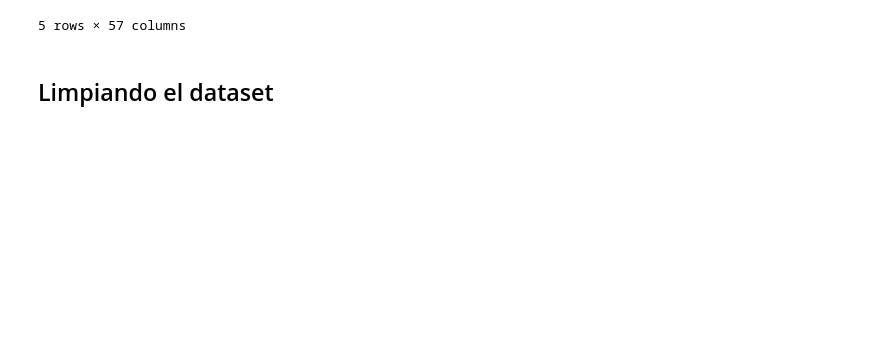
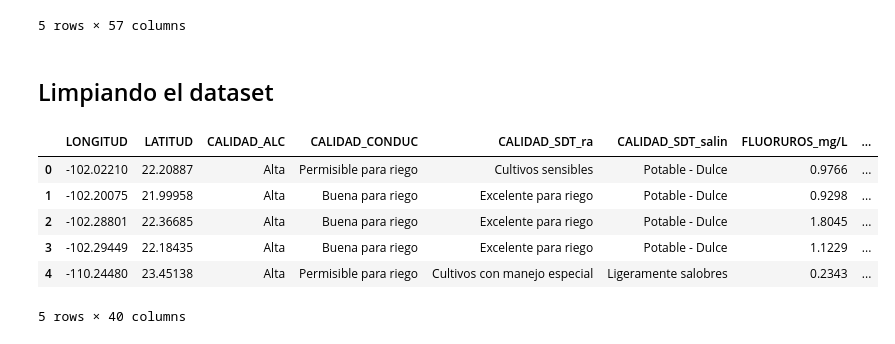
Before and after one commit to PosgradoMNA/actividades-del-projecto-cad_equipo_11, a Jupyter notebook: notebooks/reto_entrega_1.ipynb, the cells around one changed output. Cells and saved outputs as stored; diff of their text form; code cells hidden in the pictures; blank space fills up the shorter version.

```diff
--- a/notebooks/reto_entrega_1.ipynb
+++ b/notebooks/reto_entrega_1.ipynb
@@ -19,0 +23,10 @@ columnas_remover = ['CLAVE', 'SITIO', 'ORGANISMO_DE_CUENCA', 'ESTADO', 'MUNICIPI
+# %%
+df.head()
+# %% [output]
+|  | LONGITUD | LATITUD | CALIDAD_ALC | CALIDAD_CONDUC | CALIDAD_SDT_ra | CALIDAD_SDT_salin | FLUORUROS_mg/L | ... |
+| 0 | -102.02210 | 22.20887 | Alta | Permisible para riego | Cultivos sensibles | Potable - Dulce | 0.9766 | ... |
+| 1 | -102.20075 | 21.99958 | Alta | Buena para riego | Excelente para riego | Potable - Dulce | 0.9298 | ... |
+| 2 | -102.28801 | 22.36685 | Alta | Buena para riego | Excelente para riego | Potable - Dulce | 1.8045 | ... |
+| 3 | -102.29449 | 22.18435 | Alta | Buena para riego | Excelente para riego | Potable - Dulce | 1.1229 | ... |
+| 4 | -110.24480 | 23.45138 | Alta | Permisible para riego | Cultivos con manejo especial | Ligeramente salobres | 0.2343 | ... |
+5 rows × 40 columns
```
Also changed, not shown: parts of 9 cells of this notebook, 1 other file.
